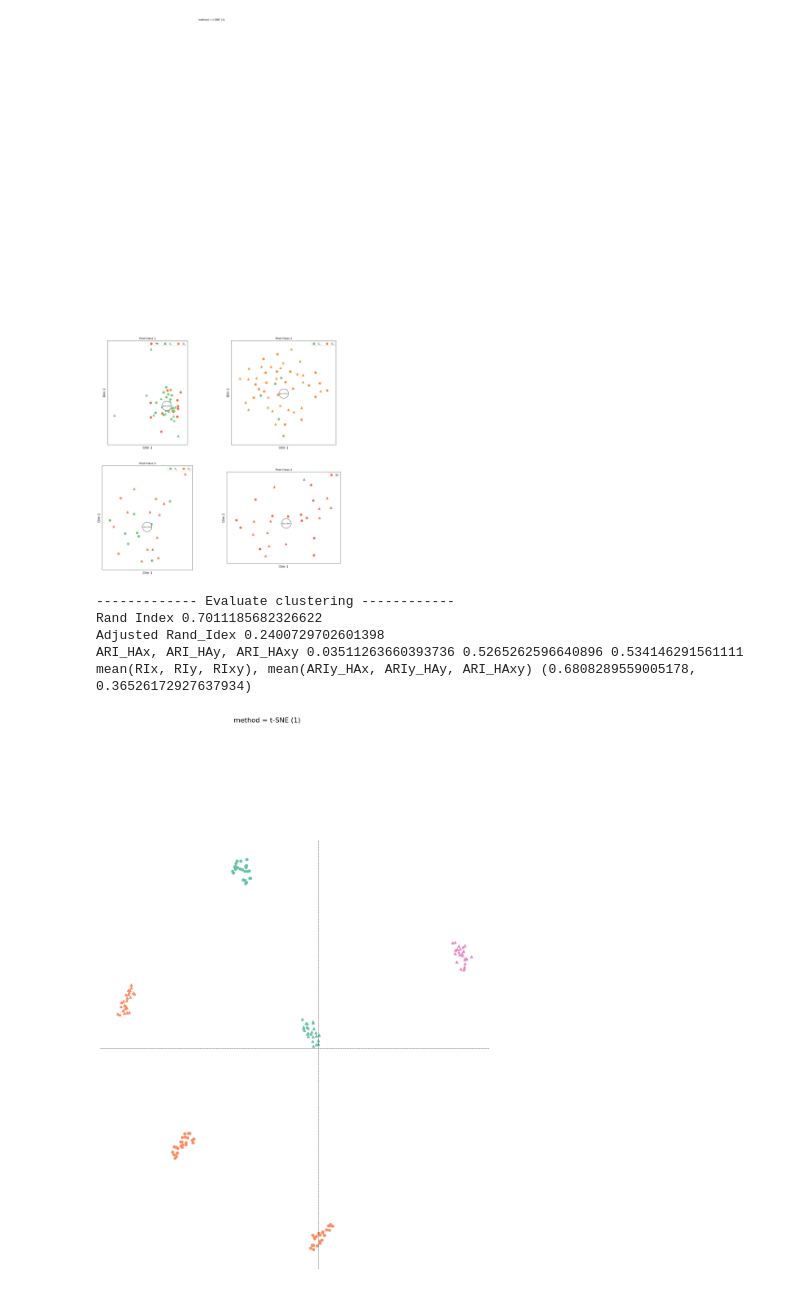
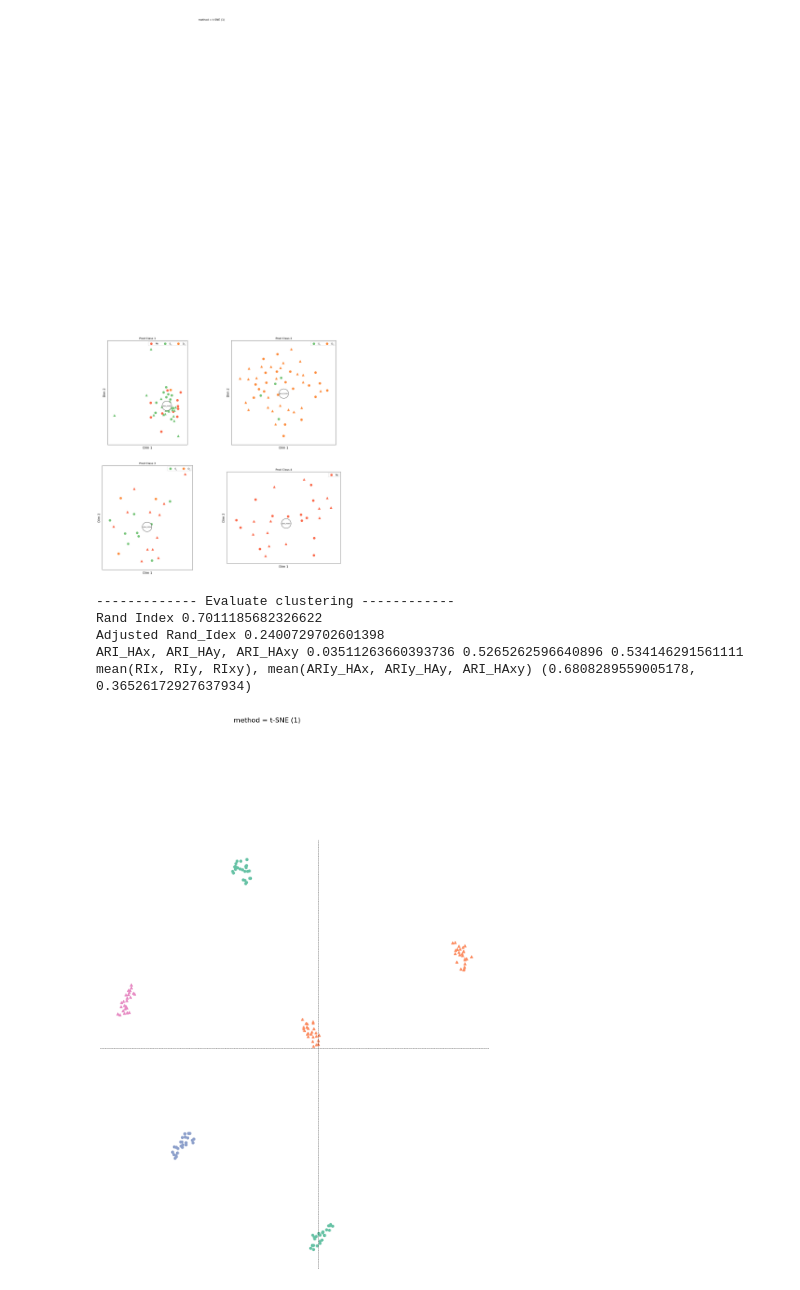
Before and after one commit to AlexiaNomena/MIASA, a Jupyter notebook: Manuscript_examples/miasa_GRN.ipynb, the cells around one changed output. Saved outputs shown, nothing was run; the diff lists cells and outputs as text; code cells hidden in the pictures.

```diff
--- a/Manuscript_examples/miasa_GRN.ipynb
+++ b/Manuscript_examples/miasa_GRN.ipynb
@@ -342,32 +342,32 @@ Id_Class_2 = NonMetric_Class(X, Y, num_clust,
 print("------------- Evaluate clustering ------------")
 accuracy_2b = rand_score(Class_True, Id_Class_2["Class_pred"])
 accuracy_3b = adjusted_rand_score(Class_True, Id_Class_2["Class_pred"])
 print("Rand Index", accuracy_2b, "\nAdjusted Rand_Idex", accuracy_3b)
 """ARI_HA: Hubert Arabie adjusted rand index --- Computed with original formula"""
 print("mean(RIx, RIy, RIxy), mean(ARIy_HAx, ARIy_HAy, ARI_HAxy)", miasa_accuracy(Class_True, Id_Class_2["Class_pred"], X.shape[0], Y.shape[0], quiet = False))
 """
 2-Dimensional visualization of clusters (MDS visualization)
 - all predicted classes
 - colored predicted classes
 """
 nonMD_low = "t-SNE"
 pdf = PdfPages("Figures/"+DataName+"_NonMD_%s.pdf"%nonMD_low)
-fig, ax = plotClass(Id_Class, X_vars, Y_vars, pdf, dtp,
+fig, ax = plotClass(Id_Class_2, X_vars, Y_vars, pdf, dtp,
           run_num = 1, n_neighbors = 15,
           method = nonMD_low,
           scale = False, # scale = "pca", "standard", anything esle is taken as no scaling
           cluster_colors = True, # chosed_color: if False, true_colors bellow must be given
           true_colors = False,# give a true class colors as dictionary with X_vars and Y_vars as key
           markers = [("o",20),("^",20)], # optional markers list and their size for X and Y
           show_labels = False, # optional show the labels of X and Y
           show_orig = True, # optional show the the axis lines going through origin
           metric = "precomputed") # Necessary option for non-Metric, use Distance matrix
 pdf.close()
 plt.show()
 # %% [output]
 ------------- Evaluate clustering ------------
 Rand Index 0.7011185682326622
 Adjusted Rand_Idex 0.2400729702601398
 ARI_HAx, ARI_HAy, ARI_HAxy 0.03511263660393736 0.5265262596640896 0.534146291561111
 mean(RIx, RIy, RIxy), mean(ARIy_HAx, ARIy_HAy, ARI_HAxy) (0.6808289559005178, 0.36526172927637934)
-[figure, old version]
+[figure, new version]
```
Also changed, not shown: 8 other files.
